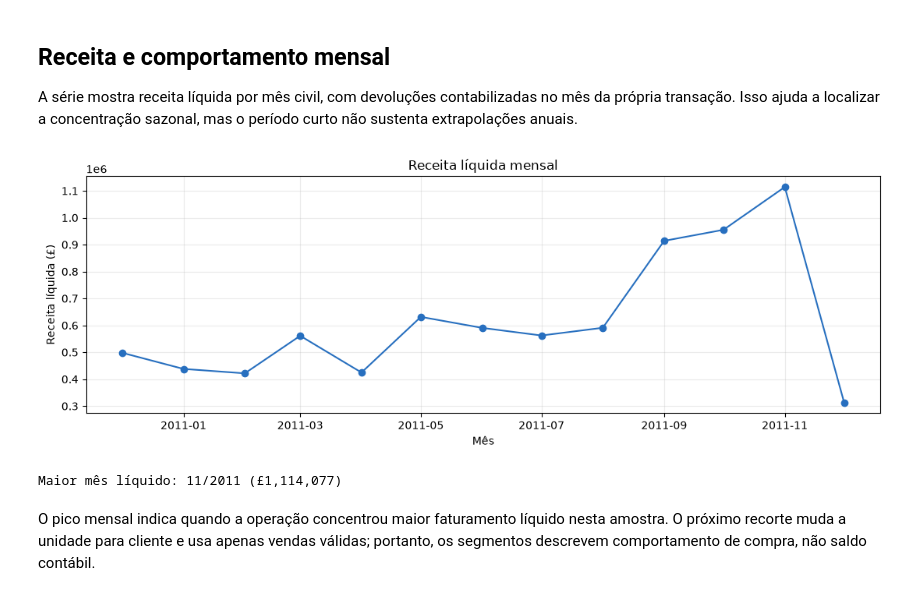
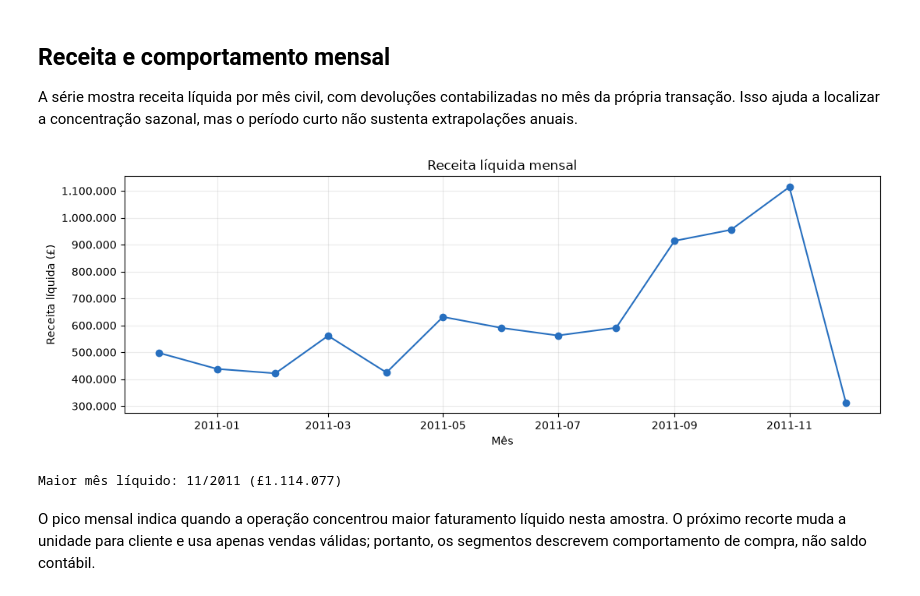
Before and after one commit to GustavoQueirozP/portfolio_gustavo, a Jupyter notebook: projetos/analise_vendas_python/churn_rfm_forecast.ipynb, the cells around one changed output. Saved outputs shown, nothing was run; the diff lists cells and outputs as text; code cells hidden in the pictures.

```diff
--- a/projetos/analise_vendas_python/churn_rfm_forecast.ipynb
+++ b/projetos/analise_vendas_python/churn_rfm_forecast.ipynb
@@ -56,14 +60,14 @@ A série mostra receita líquida por mês civil, com devoluções contabilizadas
 # %%
 monthly = sales.set_index("InvoiceDate").resample("MS")["amount"].sum().add(returns.set_index("InvoiceDate").resample("MS")["amount"].sum(), fill_value=0)
 monthly.index = monthly.index.to_period("M").to_timestamp()
 fig, ax = plt.subplots(figsize=(11,4))
 ax.plot(monthly.index, monthly.values, marker="o", color="#276FBF")
 ax.set(title="Receita líquida mensal", xlabel="Mês", ylabel="Receita líquida (£)")
-ax.grid(alpha=.25); fig.tight_layout(); plt.show()
-print("Maior mês líquido:", monthly.idxmax().strftime("%m/%Y"), f"(£{monthly.max():,.0f})")
+ax.grid(alpha=.25); formatar_eixos(fig); fig.tight_layout(); plt.show()
+print("Maior mês líquido:", monthly.idxmax().strftime("%m/%Y"), f"(£{fmt_num(monthly.max(), 0)})")
 # %% [output]
-[figure, old version]
+[figure, new version]
-Maior mês líquido: 11/2011 (£1,114,077)
+Maior mês líquido: 11/2011 (£1.114.077)
 # %% [markdown]
 O pico mensal indica quando a operação concentrou maior faturamento líquido nesta amostra. O próximo recorte muda a unidade para cliente e usa apenas vendas válidas; portanto, os segmentos descrevem comportamento de compra, não saldo contábil.
 # %% [markdown]
```
Also changed, not shown: parts of 6 cells of this notebook, 14 other files.
